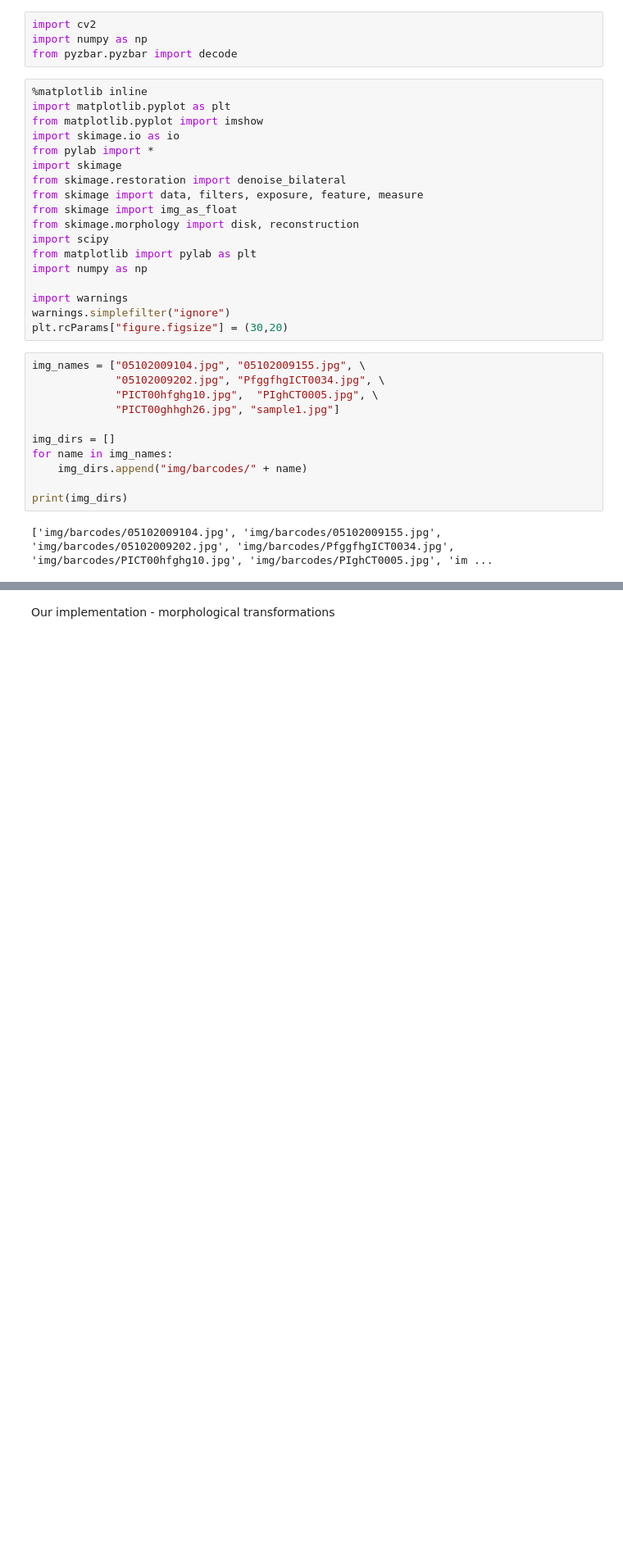
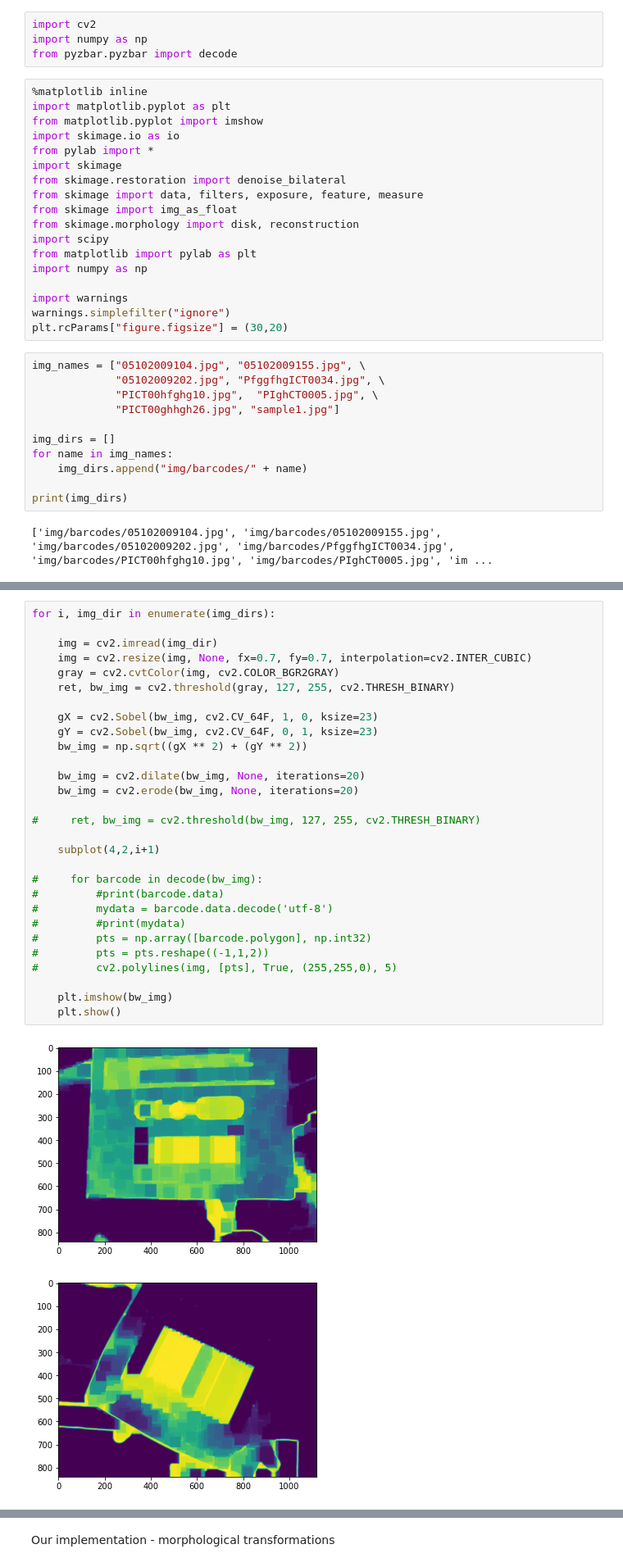
Before and after one commit to alxtrtw/barcode_detection, a Jupyter notebook: barcode_recognition.ipynb, the cells around one changed output, grey strips where cells are left out. Shown at 82% size. Cells and saved outputs as stored; diff of their text form; blank space fills up the shorter version.

```diff
--- a/barcode_recognition.ipynb
+++ b/barcode_recognition.ipynb
@@ -60,0 +61,32 @@ for img_dir in img_dirs:
+# %%
+for i, img_dir in enumerate(img_dirs):
+
+    img = cv2.imread(img_dir)
+    img = cv2.resize(img, None, fx=0.7, fy=0.7, interpolation=cv2.INTER_CUBIC)
+    gray = cv2.cvtColor(img, cv2.COLOR_BGR2GRAY)
+    ret, bw_img = cv2.threshold(gray, 127, 255, cv2.THRESH_BINARY)
+
+    gX = cv2.Sobel(bw_img, cv2.CV_64F, 1, 0, ksize=23)
+    gY = cv2.Sobel(bw_img, cv2.CV_64F, 0, 1, ksize=23)
+    bw_img = np.sqrt((gX ** 2) + (gY ** 2))
+
+    bw_img = cv2.dilate(bw_img, None, iterations=20)
+    bw_img = cv2.erode(bw_img, None, iterations=20)
+
+#     ret, bw_img = cv2.threshold(bw_img, 127, 255, cv2.THRESH_BINARY)
+
+    subplot(4,2,i+1)
+
+#     for barcode in decode(bw_img):
+#         #print(barcode.data)
+#         mydata = barcode.data.decode('utf-8')
+#         #print(mydata)
+#         pts = np.array([barcode.polygon], np.int32)
+#         pts = pts.reshape((-1,1,2))
+#         cv2.polylines(img, [pts], True, (255,255,0), 5)
+
+    plt.imshow(bw_img)
+    plt.show()
+# %% [output]
+[figure, added]
+[figure, added]
```
Also changed, not shown: parts of 3 cells of this notebook.
